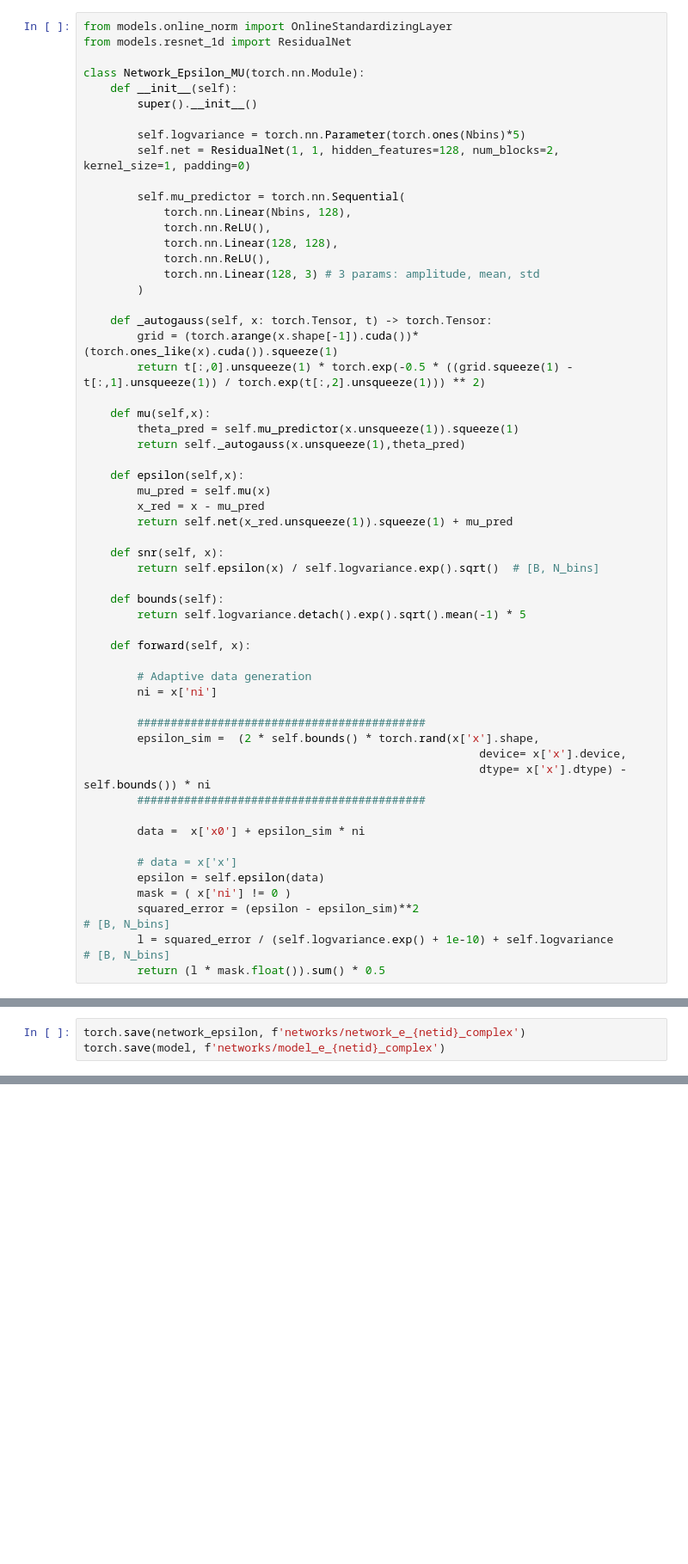
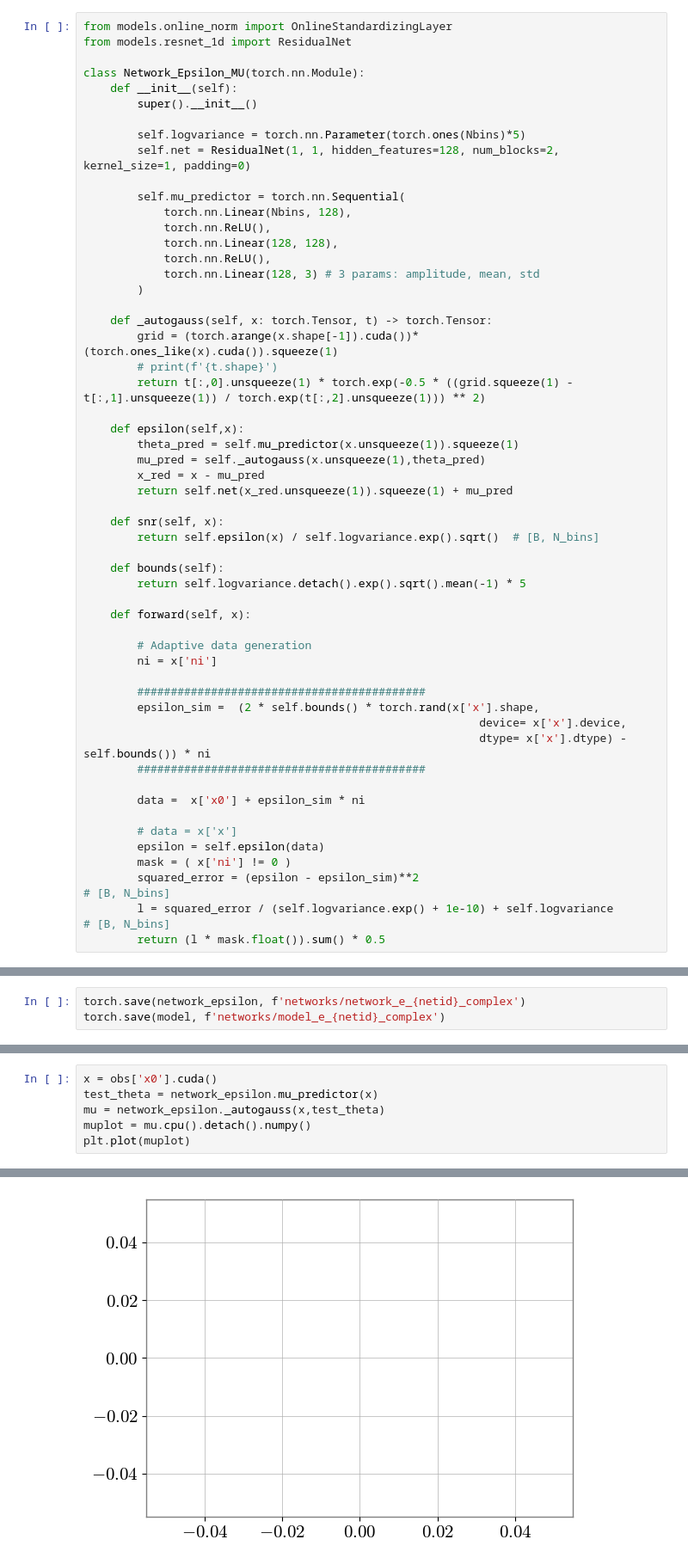
Before and after one commit to james-alvey-42/gw-mist, a Jupyter notebook: notebooks/week6/modified_networks2.ipynb, the cells around one changed output, grey strips where cells are left out. Shown at 86% size. Saved outputs shown, nothing was run; the diff lists cells and outputs as text; blank space fills up the shorter version.

```diff
--- a/notebooks/week6/modified_networks2.ipynb
+++ b/notebooks/week6/modified_networks2.ipynb
@@ -116,14 +116,12 @@ class Network_Epsilon_MU(torch.nn.Module):
 
     def _autogauss(self, x: torch.Tensor, t) -> torch.Tensor:
         grid = (torch.arange(x.shape[-1]).cuda())*(torch.ones_like(x).cuda()).squeeze(1)
+        # print(f'{t.shape}')
         return t[:,0].unsqueeze(1) * torch.exp(-0.5 * ((grid.squeeze(1) - t[:,1].unsqueeze(1)) / torch.exp(t[:,2].unsqueeze(1))) ** 2)
 
-    def mu(self,x):
+    def epsilon(self,x):
         theta_pred = self.mu_predictor(x.unsqueeze(1)).squeeze(1)
-        return self._autogauss(x.unsqueeze(1),theta_pred)
-
-    def epsilon(self,x):
-        mu_pred = self.mu(x)
+        mu_pred = self._autogauss(x.unsqueeze(1),theta_pred)
         x_red = x - mu_pred
         return self.net(x_red.unsqueeze(1)).squeeze(1) + mu_pred
 
@@ -374,3 +373,10 @@ plt.plot(lv)
 # %% [output]
 [<matplotlib.lines.Line2D at 0x...>]
 [figure]
+# %%
+x = obs['x0'].cuda()
+test_theta = network_epsilon.mu_predictor(x)
+mu = network_epsilon._autogauss(x,test_theta)
+muplot = mu.cpu().detach().numpy()
+plt.plot(muplot)
+# %% [output]
@@ -376,0 +400 @@ plt.plot(lv)
+[figure, added]
```
Also changed, not shown: parts of 7 cells of this notebook, 2 other files.
